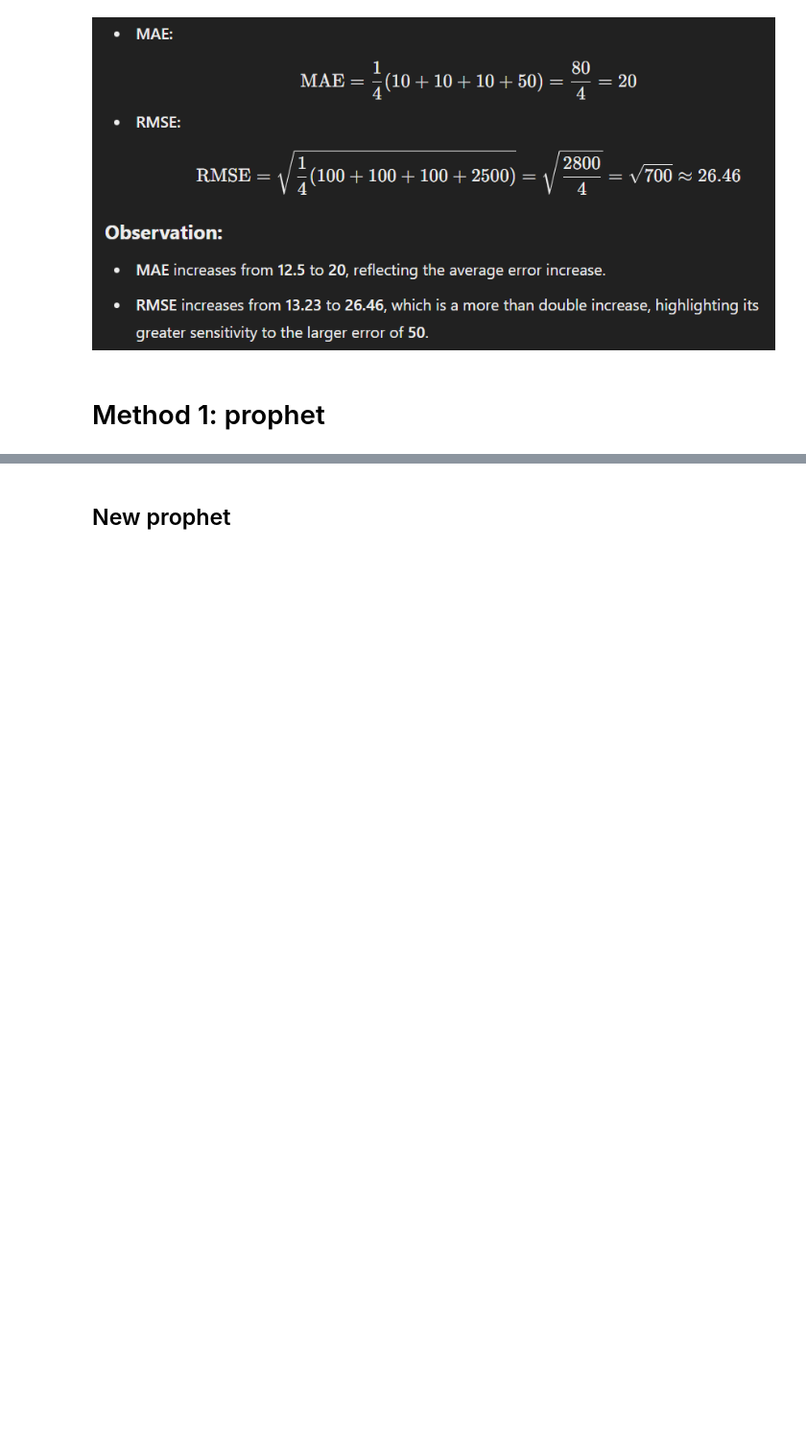
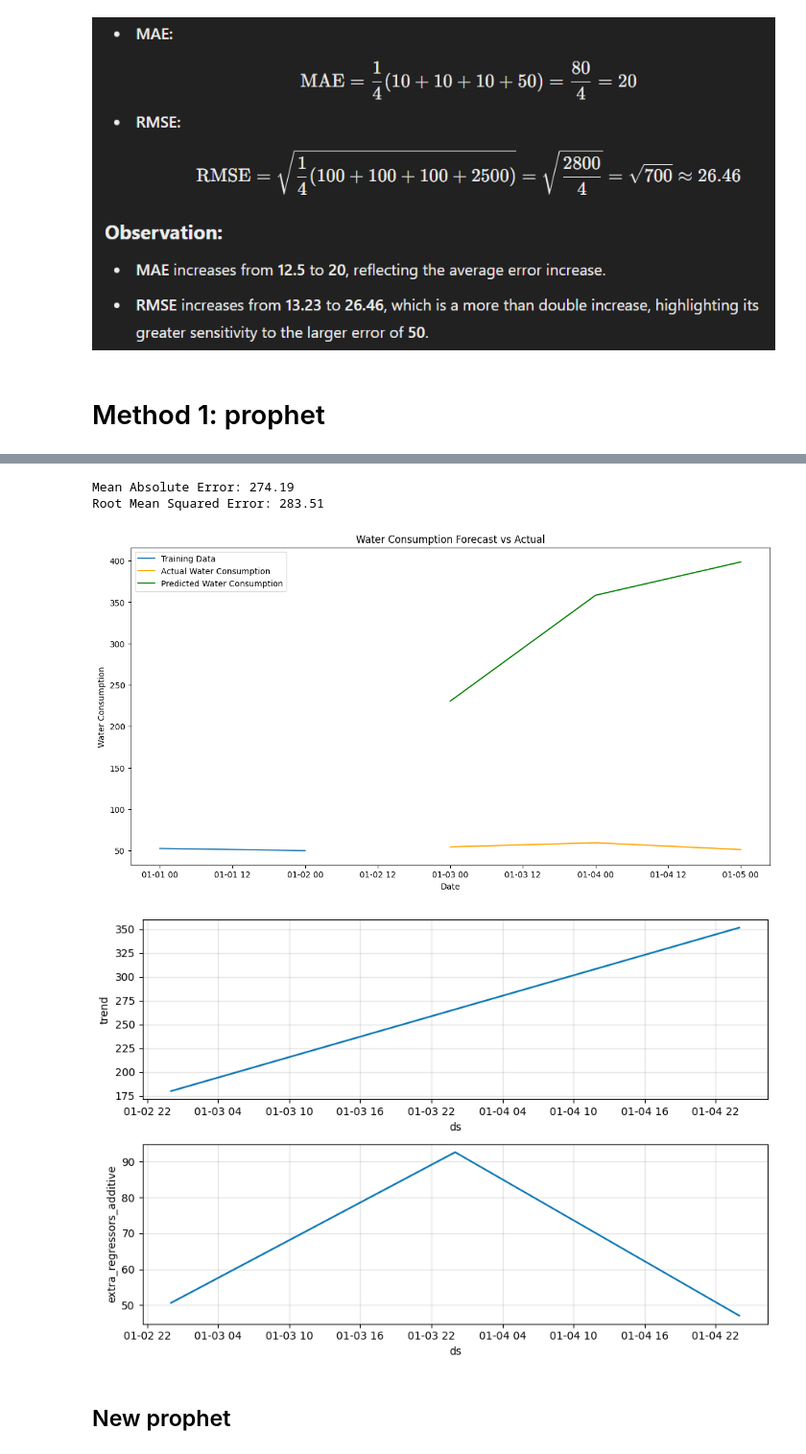
Before and after one commit to albinvar/hydrolink-plus, a Jupyter notebook: Water_Consumption_Forcasting.ipynb, the cells around one changed output, grey strips where cells are left out. Shown at 96% size. Saved outputs shown, nothing was run; the diff lists cells and outputs as text; code cells hidden in the pictures; blank space fills up the shorter version.

```diff
--- a/Water_Consumption_Forcasting.ipynb
+++ b/Water_Consumption_Forcasting.ipynb
@@ -47,7 +47,7 @@ df[regressors] = df[regressors].fillna(method='ffill')
 
 # Split data into training and testing sets
 # Assuming we use data before '2023-01-01' for training and after for testing
-split_date = '2023-01-01'
+split_date = '2020-01-03'
 train = df[df['ds'] < split_date].copy()
 test = df[df['ds'] >= split_date].copy()
 
@@ -64,6 +64,7 @@ m.fit(train)
 # Prepare future dataframe for prediction
 # For testing, we need to provide the regressor values for the test period
 future = test[['ds'] + regressors].copy()
+
 
 # Make predictions
 forecast = m.predict(future)
@@ -99,3 +109,7 @@ ValueError: time data "2020-01-01" doesn't match format "%m/%d/%Y", at position
+Mean Absolute Error: 274.19
+Root Mean Squared Error: 283.51
+[figure, added]
+[figure, added]
 # %% [markdown]
 ## New prophet
 # %%
```
Also changed, not shown: parts of 3 cells of this notebook.
